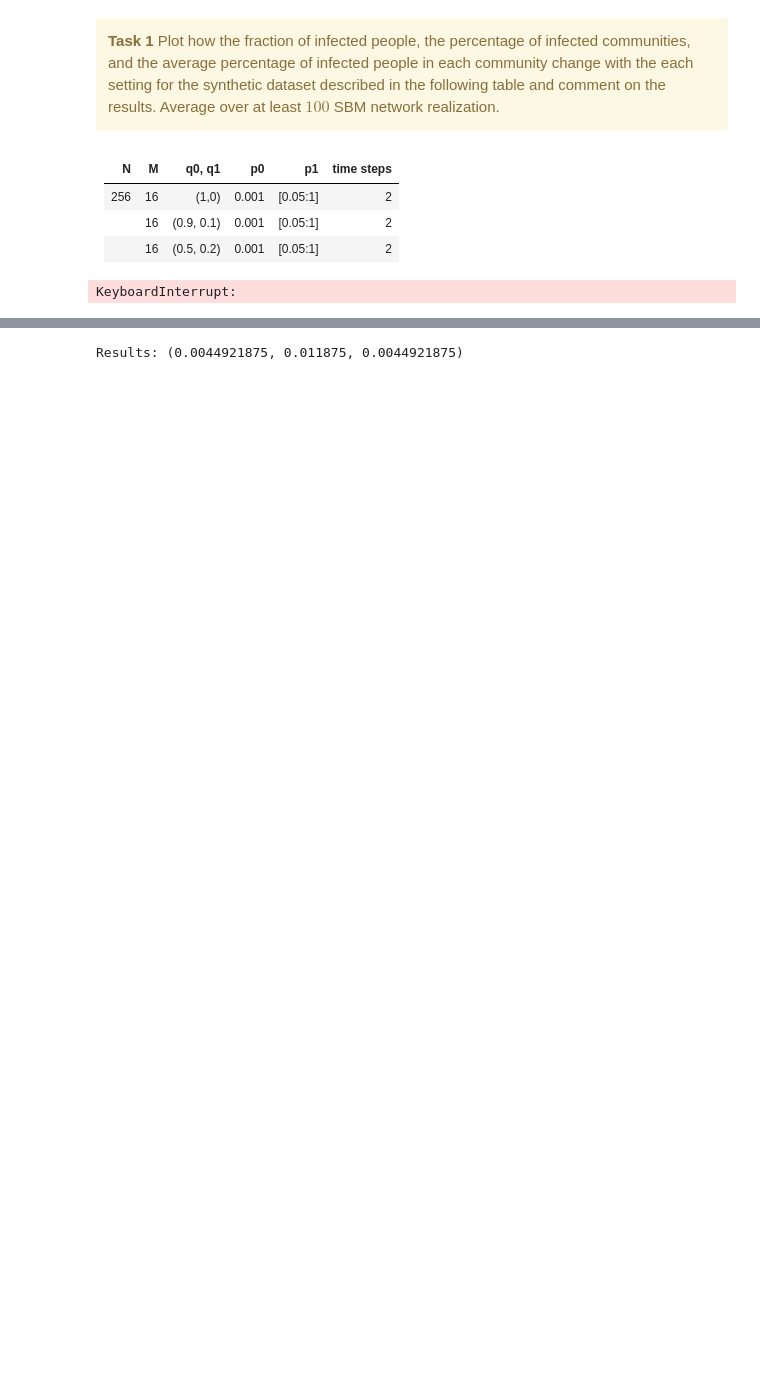
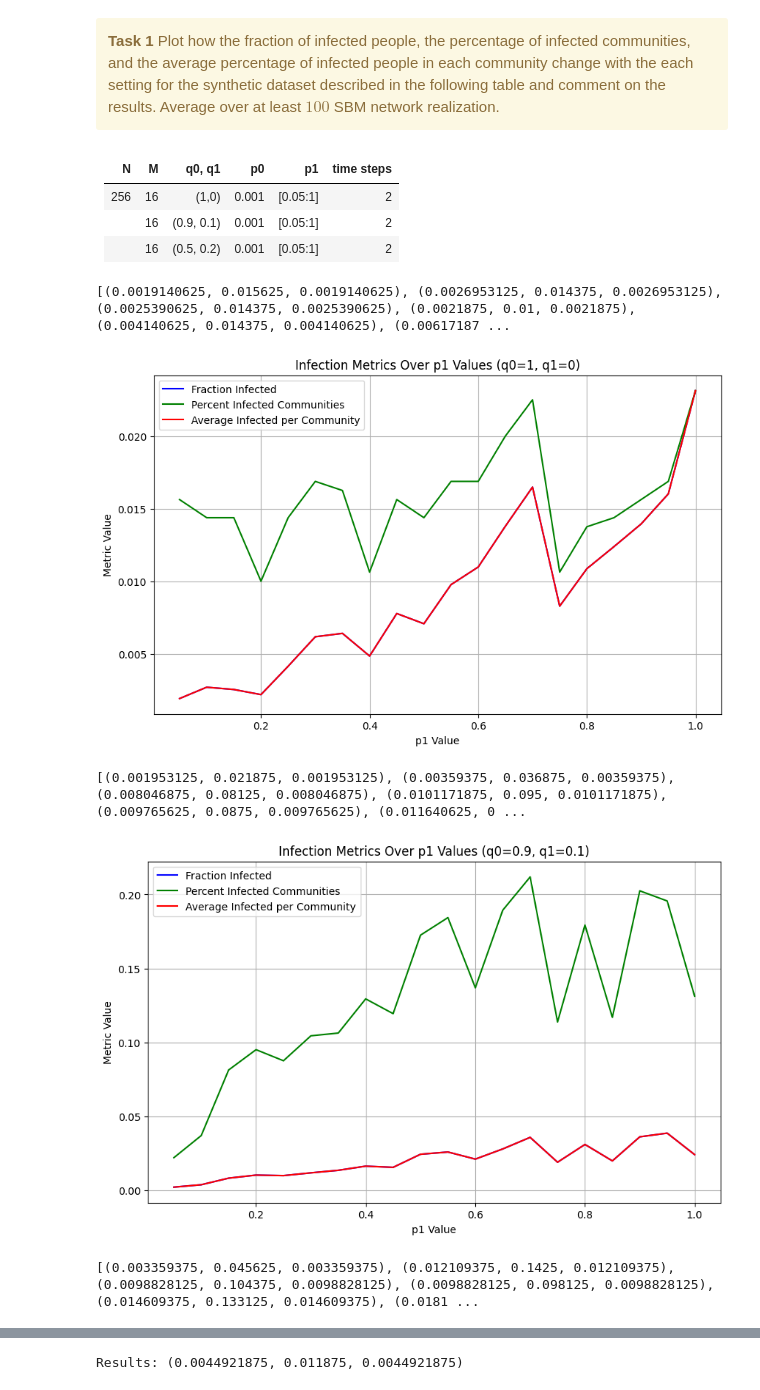
Before and after one commit to harshinshah29/Graph-Theory-Infection-Testing, a Jupyter notebook: main.ipynb, the cells around one changed output, grey strips where cells are left out. Saved outputs shown, nothing was run; the diff lists cells and outputs as text; code cells hidden in the pictures; blank space fills up the shorter version.

```diff
--- a/main.ipynb
+++ b/main.ipynb
@@ -115,2 +149,5 @@ def iter(N,M,q0,q1,p0,p1,time_steps,num_sims,method,dataset='sbm'):
 
     return fraction_ppl, fraction_family, fraction_ppl_in_family, num_tests, num_stages
+# %%
+G = SBM(5,3,0,1)
+print(G)
@@ -129,6 +172,7 @@ Plot how the fraction of infected people, the percentage of infected communities
 # %%
 import numpy as np
 import matplotlib.pyplot as plt
+
 
 def simulate_infections(N, M, q0, q1, p0, p1_values, time_steps, realizations):
     results = []
@@ -151,42 +195,58 @@ def simulate_infections(N, M, q0, q1, p0, p1_values, time_steps, realizations):
             start = 0
             infected_communities = 0
             community_infections = []
 
             for size in community_sizes:
                 end = start + size
                 community_infected = np.sum(initial_infection[start:end])
                 if community_infected > 0:
                     infected_communities += 1
                 community_infections.append(community_infected / size)
                 start = end
 
-            percent_infected_communities.append(infected_communities / M)
+            percent_infected_communities.append(infected_communities /M)
             avg_infected_per_community.append(np.mean(community_infections))
 
         results.append((np.mean(fraction_infected), np.mean(percent_infected_communities), np.mean(avg_infected_per_community)))
 
     return results
 
 # Parameters
 N = 256
 M = 16
 q0_q1_pairs = [(1, 0), (0.9, 0.1), (0.5, 0.2)]
 p0 = 0.001
 p1_values = np.linspace(0.05, 1, 20)  # From 0.05 to 1, evenly spaced 20 values
-time_steps = 2
+time_steps = 1
 realizations = 100
 
-# Run simulations for each q0, q1 configuration
+# Collecting results for plotting
+all_fractions = []
+all_percent_communities = []
+all_avg_communities = []
+
+
+
+# Plotting results for each metric
 for q0, q1 in q0_q1_pairs:
     results = simulate_infections(N, M, q0, q1, p0, p1_values, time_steps, realizations)
+    fractions, percents, avgs = zip(*results)
+    print (results)
 
-    # Plotting results for each configuration
-    for i, (fraction, percent_communities, avg_community) in enumerate(results):
-        labels = ['Fraction Infected', 'Percent Infected Communities', 'Average Infected per Community']
-        plt.figure()
-        plt.bar(labels, [fraction, percent_communities, avg_community])
-        plt.ylabel('Metrics')
-        plt.title(f'Infection Metrics for q0={q0}, q1={q1}, p1={p1_values[i]}')
-        plt.show()
+    # Plotting
+    plt.figure(figsize=(10, 6))
+    plt.plot(p1_values, fractions, label='Fraction Infected', color='blue')
+    plt.plot(p1_values, percents, label='Percent Infected Communities', color='green')
+    plt.plot(p1_values, avgs, label='Average Infected per Community', color='red')
+    plt.title(f'Infection Metrics Over p1 Values (q0={q0}, q1={q1})')
+    plt.xlabel('p1 Value')
+    plt.ylabel('Metric Value')
+    plt.legend()
+    plt.grid(True)
+    plt.show()
 # %% [output]
-KeyboardInterrupt:
+[(0.0019140625, 0.015625, 0.0019140625), (0.0026953125, 0.014375, 0.0026953125), (0.0025390625, 0.014375, 0.0025390625), (0.0021875, 0.01, 0.0021875), (0.004140625, 0.014375, 0.004140625), (0.00617187 ...
+[figure, added]
+[(0.001953125, 0.021875, 0.001953125), (0.00359375, 0.036875, 0.00359375), (0.008046875, 0.08125, 0.008046875), (0.0101171875, 0.095, 0.0101171875), (0.009765625, 0.0875, 0.009765625), (0.011640625, 0 ...
+[figure, added]
+[(0.003359375, 0.045625, 0.003359375), (0.012109375, 0.1425, 0.012109375), (0.0098828125, 0.104375, 0.0098828125), (0.0098828125, 0.098125, 0.0098828125), (0.014609375, 0.133125, 0.014609375), (0.0181 ...
```
Also changed, not shown: parts of 11 cells of this notebook, 3 other files.
